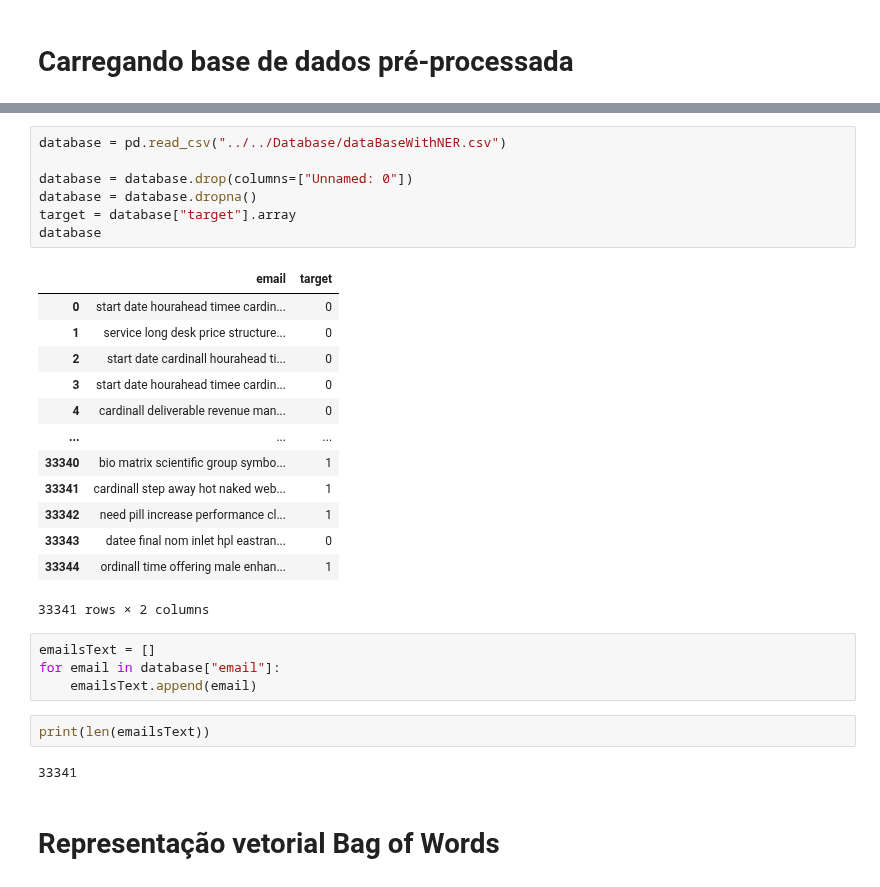
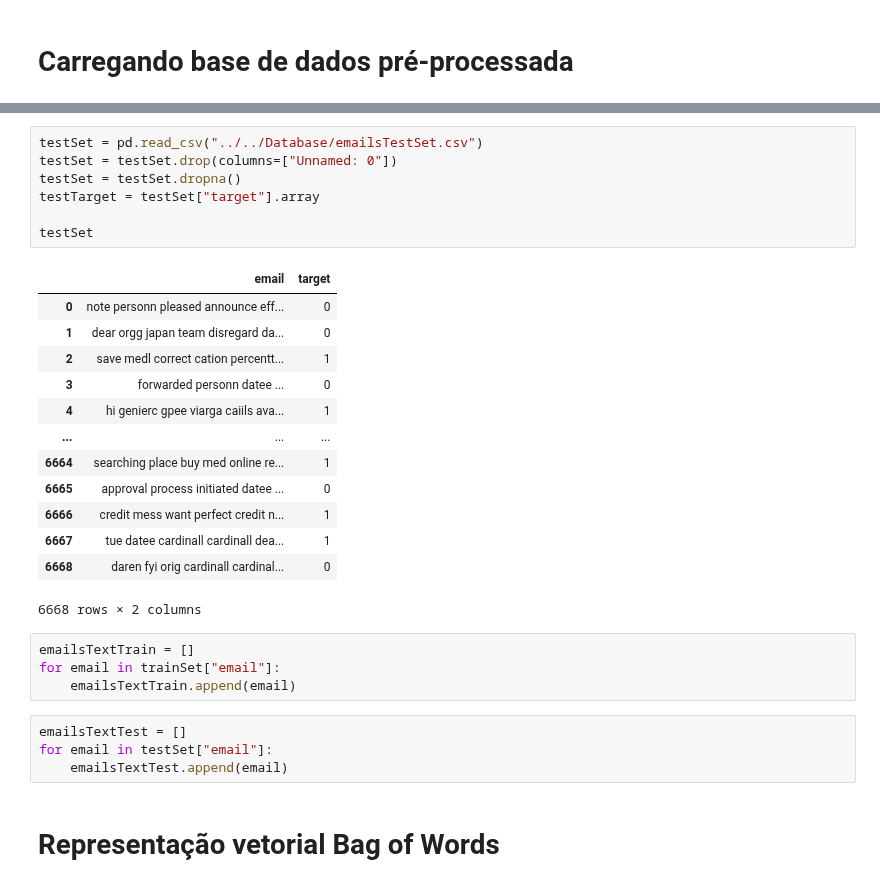
Before and after one commit to PlayerGhost/ciencia_de_dados_data_analysis, a Jupyter notebook: modelos/LSTM/email_classification_BagOfWords.ipynb, the cells around one changed output, grey strips where cells are left out. Drawn from its saved outputs; the diff is of its cells as text.

```diff
--- a/modelos/LSTM/email_classification_BagOfWords.ipynb
+++ b/modelos/LSTM/email_classification_BagOfWords.ipynb
@@ -12,32 +34,32 @@ import scikitplot as skplt
 # %%
-database = pd.read_csv("../../Database/dataBaseWithNER.csv")
+testSet = pd.read_csv("../../Database/emailsTestSet.csv")
+testSet = testSet.drop(columns=["Unnamed: 0"])
+testSet = testSet.dropna()
+testTarget = testSet["target"].array
 
-database = database.drop(columns=["Unnamed: 0"])
-database = database.dropna()
-target = database["target"].array
-database
+testSet
 # %% [output]
 |  | email | target |
-| 0 | start date hourahead timee cardin... | 0 |
-| 1 | service long desk price structure... | 0 |
-| 2 | start date cardinall hourahead ti... | 0 |
-| 3 | start date hourahead timee cardin... | 0 |
-| 4 | cardinall deliverable revenue man... | 0 |
+| 0 | note personn pleased announce eff... | 0 |
+| 1 | dear orgg japan team disregard da... | 0 |
+| 2 | save medl correct cation percentt... | 1 |
+| 3 | forwarded personn datee ... | 0 |
+| 4 | hi genierc gpee viarga caiils ava... | 1 |
 | ... | ... | ... |
-| 33340 | bio matrix scientific group symbo... | 1 |
-| 33341 | cardinall step away hot naked web... | 1 |
-| 33342 | need pill increase performance cl... | 1 |
-| 33343 | datee final nom inlet hpl eastran... | 0 |
-| 33344 | ordinall time offering male enhan... | 1 |
+| 6664 | searching place buy med online re... | 1 |
+| 6665 | approval process initiated datee ... | 0 |
+| 6666 | credit mess want perfect credit n... | 1 |
+| 6667 | tue datee cardinall cardinall dea... | 1 |
+| 6668 | daren fyi orig cardinall cardinal... | 0 |
-33341 rows × 2 columns
+6668 rows × 2 columns
 # %%
-emailsText = []
-for email in database["email"]:
-    emailsText.append(email)
+emailsTextTrain = []
+for email in trainSet["email"]:
+    emailsTextTrain.append(email)
-# %%
-print(len(emailsText))
-# %% [output]
-33341
+# %%
+emailsTextTest = []
+for email in testSet["email"]:
+    emailsTextTest.append(email)
 # %% [markdown]
 # Representação vetorial Bag of Words
 # %%
```
Also changed, not shown: parts of 19 cells of this notebook, 1 other file.
